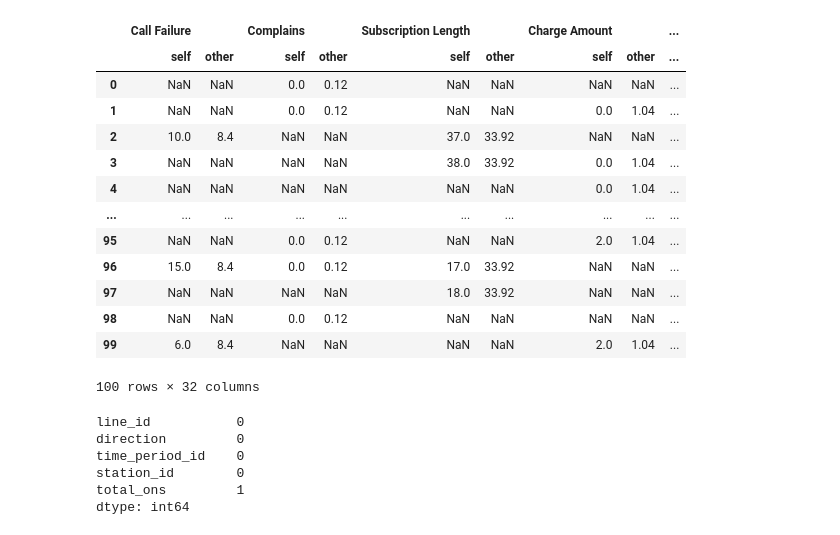
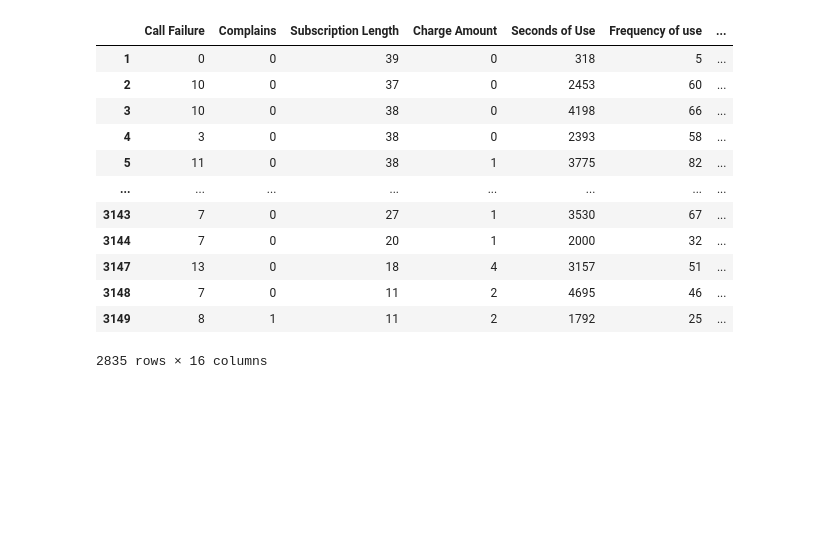
Before and after one commit to lam-kelly/database-final-project, a Jupyter notebook: linear-regression.ipynb, the cells around one changed output. Saved outputs shown, nothing was run; the diff lists cells and outputs as text; code cells hidden in the pictures; blank space fills up the shorter version.

```diff
--- a/linear-regression.ipynb
+++ b/linear-regression.ipynb
@@ -1,13 +1,13 @@
 # %%
 import pandas as pd
 import numpy as np
-sample_customer_data = pd.read_csv("customer-churn.csv",  nrows=100)
-# sample_customer_data.info()
-def introduce_nan(x,percentage):
-    n = int(len(x)*(percentage - x.isna().mean()))
-    idxs = np.random.choice(len(x), max(n,0), replace=False, p=x.notna()/x.notna().sum())
-    x.iloc[idxs] = np.nan
-sample_customer_data.apply(introduce_nan, percentage=.5)
-sample_customer_data.info()
+df = pd.read_csv("customer-churn.csv")
+# def introduce_nan(x,percentage):
+#     n = int(len(x)*(percentage - x.isna().mean()))
+#     idxs = np.random.choice(len(x), max(n,0), replace=False, p=x.notna()/x.notna().sum())
+#     x.iloc[idxs] = np.nan
+# df.apply(introduce_nan, percentage=.1)
+df.loc[df.sample(frac=0.1).index, "Age"] = np.nan
+df.info()
 # %% [output]
 <class 'pandas.core.frame.DataFrame'>
@@ -41,34 +30,2 @@ mean_imputation.head()
-# %%
-sample_customer_data = pd.read_csv("customer-churn.csv",  nrows=100)
-sample_customer_data.compare(mean_imputation)
-# %% [output]
-|  | Call Failure |  | Complains |  | Subscription Length |  | Charge Amount |  | ... |
-|  | self | other | self | other | self | other | self | other | ... |
-| 0 | NaN | NaN | 0.0 | 0.12 | NaN | NaN | NaN | NaN | ... |
-| 1 | NaN | NaN | 0.0 | 0.12 | NaN | NaN | 0.0 | 1.04 | ... |
-| 2 | 10.0 | 8.4 | NaN | NaN | 37.0 | 33.92 | NaN | NaN | ... |
-| 3 | NaN | NaN | NaN | NaN | 38.0 | 33.92 | 0.0 | 1.04 | ... |
-| 4 | NaN | NaN | NaN | NaN | NaN | NaN | 0.0 | 1.04 | ... |
-| ... | ... | ... | ... | ... | ... | ... | ... | ... | ... |
-| 95 | NaN | NaN | 0.0 | 0.12 | NaN | NaN | 2.0 | 1.04 | ... |
-| 96 | 15.0 | 8.4 | 0.0 | 0.12 | 17.0 | 33.92 | NaN | NaN | ... |
-| 97 | NaN | NaN | NaN | NaN | 18.0 | 33.92 | NaN | NaN | ... |
-| 98 | NaN | NaN | 0.0 | 0.12 | NaN | NaN | NaN | NaN | ... |
-| 99 | 6.0 | 8.4 | NaN | NaN | NaN | NaN | 2.0 | 1.04 | ... |
-100 rows × 32 columns
-# %%
-import pandas as pd
-
-df = pd.read_csv('mbta.csv')
-# df.info()
-# df.shape
-df.isnull().sum()
-# %% [output]
-line_id           0
-direction         0
-time_period_id    0
-station_id        0
-total_ons         1
-dtype: int64
 # %%
 # Separate the null values from dataframe (df) and create a variable “test data”
@@ -76,5 +33,21 @@ test_data = df[df['total_ons'].isnull()]
 
 # Drop the null values from the dataframe (df) and represent as ‘train data”
 df.dropna(inplace=True)
+# %%
+df
+# %% [output]
+|  | Call Failure | Complains | Subscription Length | Charge Amount | Seconds of Use | Frequency of use | ... |
+| 1 | 0 | 0 | 39 | 0 | 318 | 5 | ... |
+| 2 | 10 | 0 | 37 | 0 | 2453 | 60 | ... |
+| 3 | 10 | 0 | 38 | 0 | 4198 | 66 | ... |
+| 4 | 3 | 0 | 38 | 0 | 2393 | 58 | ... |
+| 5 | 11 | 0 | 38 | 1 | 3775 | 82 | ... |
+| ... | ... | ... | ... | ... | ... | ... | ... |
+| 3143 | 7 | 0 | 27 | 1 | 3530 | 67 | ... |
+| 3144 | 7 | 0 | 20 | 1 | 2000 | 32 | ... |
+| 3147 | 13 | 0 | 18 | 4 | 3157 | 51 | ... |
+| 3148 | 7 | 0 | 11 | 2 | 4695 | 46 | ... |
+| 3149 | 8 | 1 | 11 | 2 | 1792 | 25 | ... |
+2835 rows × 16 columns
 # %%
 # Create “x_train” & “y_train” from train data.
```
Also changed, not shown: parts of 13 cells of this notebook, 5 other files.
